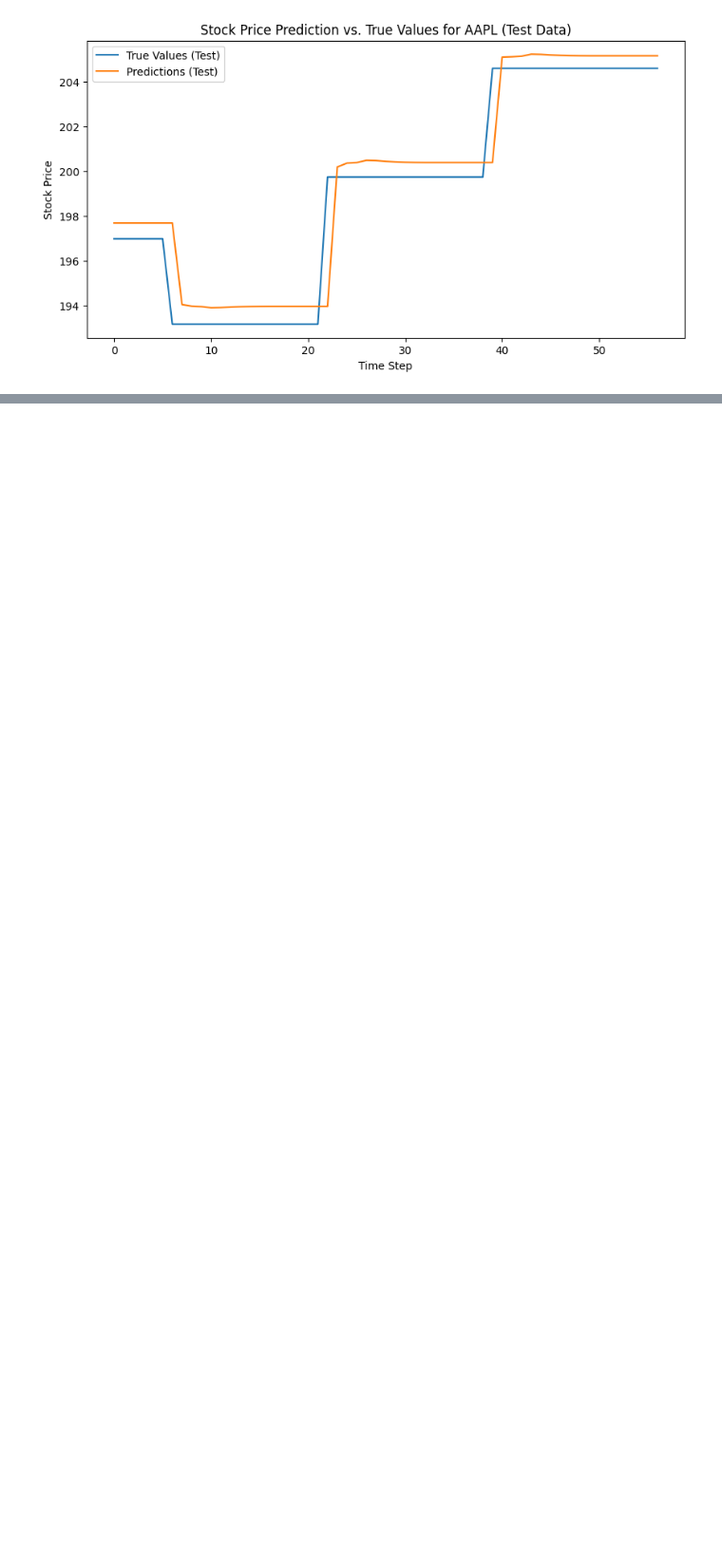
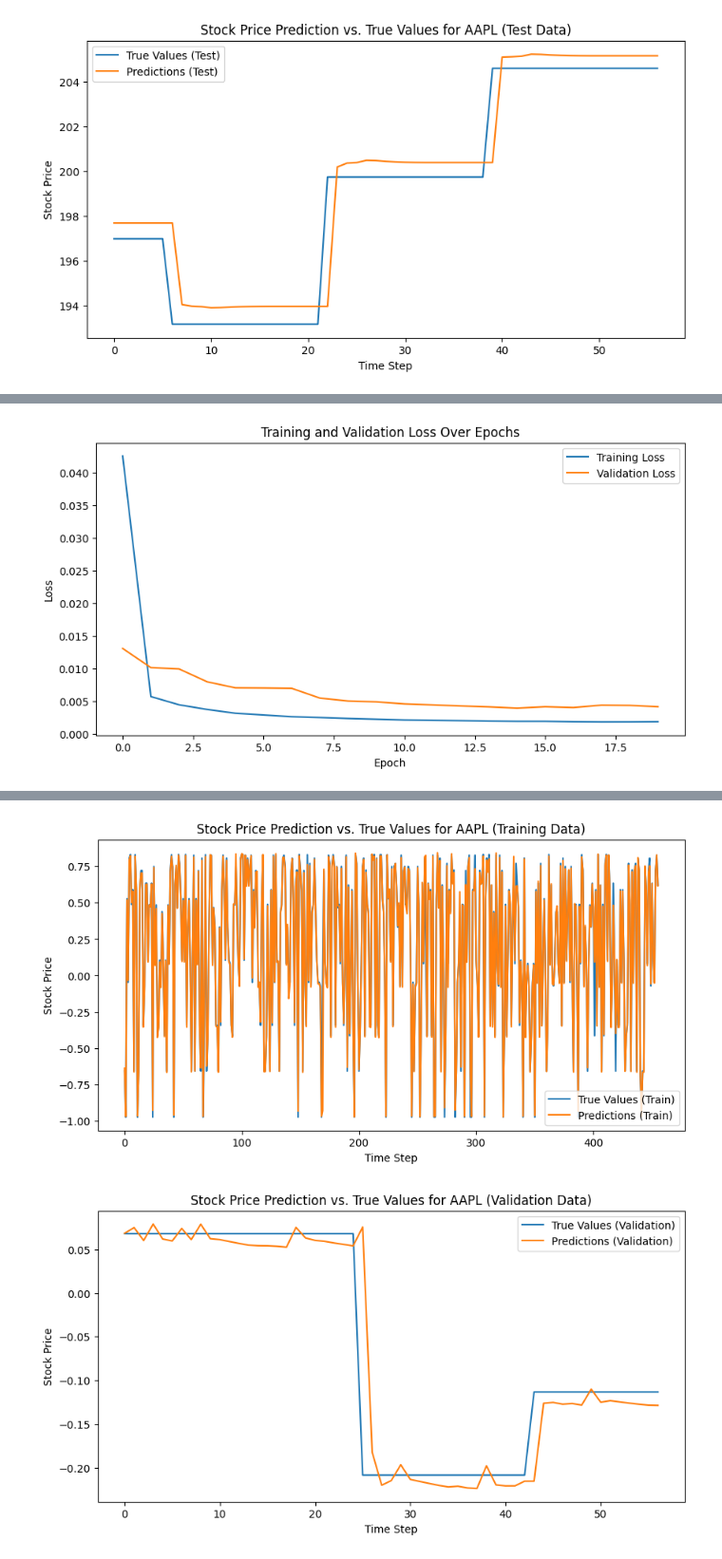
Before and after one commit to youssefbriki1/IFT6289-project, a Jupyter notebook: stock_predictor_sentiment_analysis/lstm.ipynb, the cells around one changed output, grey strips where cells are left out. Shown: that part at 95% size. Saved outputs shown, nothing was run; the diff lists cells and outputs as text; code cells hidden in the pictures; blank space fills up the shorter version.

Commit message:
use 2 features to predict
(close price + finbert_score)

```diff
--- a/stock_predictor_sentiment_analysis/lstm.ipynb
+++ b/stock_predictor_sentiment_analysis/lstm.ipynb
@@ -458,7 +458,7 @@ for company, data in company_data.items():
     for i in range(len(data) - sequence_length):
         close_seq = data['close_scaled'].iloc[i:i + sequence_length].values
         finbert_seq = data['finbert_score'].iloc[i:i + sequence_length].values
-        sequence = np.stack([close_seq, finbert_seq], axis=-1)
+        sequence = np.stack([close_seq, finbert_seq], axis=-1)  #  shape (seq_len, 2)
         target = data['close_scaled'].iloc[i + sequence_length]
         # print(f"Company: {company}, Index: {i}")
         # print("Sequence (Close):\n", close_seq)
@@ -478,14 +478,16 @@ for company, data in company_data.items():
 unique_companies = list(company_data.keys())
 company_to_id = {company: i for i, company in enumerate(unique_companies)}
 num_companies = len(unique_companies)
+# 4. Create PyTorch Dataset
 
-# 4. Create PyTorch Dataset
+
+
 class StockDataset(Dataset):
     def __init__(self, sequences, targets, company_ids):
-        #self.sequences = torch.tensor(sequences, dtype=torch.float32).unsqueeze(-1)  # Add channel dimension
-        self.sequences = torch.tensor(sequences, dtype=torch.float32)  # Shape: (seq_len, num_features)
+        self.sequences = torch.tensor(sequences, dtype=torch.float32) # Shape: (seq_len, num_features)
         self.targets = torch.tensor(targets, dtype=torch.float32).unsqueeze(-1)
-        self.company_ids = torch.tensor(company_ids, dtype=torch.long).unsqueeze(-1)
+        self.company_ids = torch.tensor(company_ids, dtype=torch.long)
+        #self.company_ids = torch.tensor(company_ids, dtype=torch.long).unsqueeze(-1)
 
     def __len__(self):
         return len(self.sequences)
@@ -546,30 +548,42 @@ train_loader = DataLoader(train_dataset, batch_size=batch_size, shuffle=True)
 val_loader = DataLoader(val_dataset, batch_size=batch_size, shuffle=False)
 test_loader = DataLoader(test_dataset, batch_size=batch_size, shuffle=False)
 
+
+
 # 5. Define the Shared Model with Company Embedding
+
 class SharedStockModel(nn.Module):
     def __init__(self, num_companies, embedding_dim, sequence_length, hidden_units):
         super(SharedStockModel, self).__init__()
         self.embedding = nn.Embedding(num_companies, embedding_dim)
-        self.lstm = nn.LSTM(input_size=1 + embedding_dim, hidden_size=hidden_units, batch_first=True)
+        self.lstm = nn.LSTM(input_size=2 + embedding_dim,
+                            hidden_size=hidden_units,
+                            batch_first=True)
         self.linear = nn.Linear(hidden_units, 1)
 
+
+
     def forward(self, x, company_ids):
-        # x shape: (batch_size, sequence_length, 1)
-        # company_ids shape: (batch_size, 1)
 
-        embedded_companies = self.embedding(company_ids).unsqueeze(1).repeat(1, x.size(1), 1)
-        # embedded_companies shape: (batch_size, sequence_length, embedding_dim)
+        # x shape: (batch_size, sequence_length, 2)
+        # company_ids shape: (batch_size,)
+
+        embedded_companies = self.embedding(company_ids).unsqueeze(1)  # (batch_size, 1, embedding_dim)
+
+        embedded_companies = embedded_companies.repeat(1, x.size(1), 1)  # (batch_size, sequence_length, embedding_dim)
 
         combined_input = torch.cat((x, embedded_companies), dim=-1)
-        # combined_input shape: (batch_size, sequence_length, 1 + embedding_dim)
+        # combined_input shape: (batch_size, sequence_length, 2 + embedding_dim)
 
         out, _ = self.lstm(combined_input)
-        # out shape: (batch_size, sequence_length, hidden_units)
+        # out shape: (batch_size, sequence_length, hidden_units) to be confirmed
 
         # Predict the last time step's output
         predictions = self.linear(out[:, -1, :])
         return predictions
+
+
+
 
 
 # 6. Instantiate the model, loss function, and optimizer
@@ -599,7 +613,11 @@ for epoch in range(epochs):
     for sequences, targets, company_ids in train_loader:
         sequences = sequences.to(device)
         targets = targets.to(device)
-        company_ids = company_ids.to(device).squeeze(1)  # Squeeze the company_ids
+        #company_ids = company_ids.to(device).squeeze(1)  # Squeeze the company_ids
+        company_ids = company_ids.to(device)
+        # print(f"Sequences shape: {sequences.shape}")
+        # print(f"Targets shape: {targets.shape}")
+        # print(f"Company IDs shape: {company_ids.shape}")
 
         optimizer.zero_grad()
         predictions = model(sequences, company_ids)
@@ -619,8 +637,8 @@ for epoch in range(epochs):
         for sequences, targets, company_ids in val_loader:
             sequences = sequences.to(device)
             targets = targets.to(device)
-            company_ids = company_ids.to(device).squeeze(1)
-
+            #company_ids = company_ids.to(device).squeeze(1)
+            company_ids = company_ids.to(device)
             predictions = model(sequences, company_ids)
             loss = criterion(predictions, targets)
             val_loss += loss.item()
@@ -649,6 +667,7 @@ plt.title('Training and Validation Loss Over Epochs')
 plt.legend()
 plt.show()
 
+
 # 8. Evaluate the model on the test set
 model.eval()
 test_loss = 0
@@ -660,8 +679,8 @@ with torch.no_grad():
     for sequences, targets, company_ids in test_loader:
         sequences = sequences.to(device)
         targets = targets.to(device)
-        company_ids = company_ids.to(device).squeeze(1)
-
+        #company_ids = company_ids.to(device).squeeze(1)
+        company_ids = company_ids.to(device)
         predictions = model(sequences, company_ids)
         loss = criterion(predictions, targets)
         test_loss += loss.item()
@@ -694,7 +713,8 @@ with torch.no_grad():
     for sequences, targets, company_ids in val_loader:
         sequences = sequences.to(device)
         targets = targets.to(device)
-        company_ids = company_ids.to(device).squeeze(1)
+        #company_ids = company_ids.to(device).squeeze(1)
+        company_ids = company_ids.to(device)
 
         predictions = model(sequences, company_ids)
 
@@ -712,8 +732,8 @@ with torch.no_grad():
     for sequences, targets, company_ids in train_loader:
         sequences = sequences.to(device)
         targets = targets.to(device)
-        company_ids = company_ids.to(device).squeeze(1)
-
+        #company_ids = company_ids.to(device).squeeze(1)
+        company_ids = company_ids.to(device)
         predictions = model(sequences, company_ids)
 
         all_predictions_train.extend(predictions.cpu().numpy())
@@ -765,0 +802 @@ RuntimeError: input.size(-1) must be equal to input_size. Expected 11, got 12
+[figure, added]
@@ -765,0 +804,2 @@ RuntimeError: input.size(-1) must be equal to input_size. Expected 11, got 12
+[figure, added]
+[figure, added]
```
Also changed, not shown: parts of 3 cells of this notebook.
